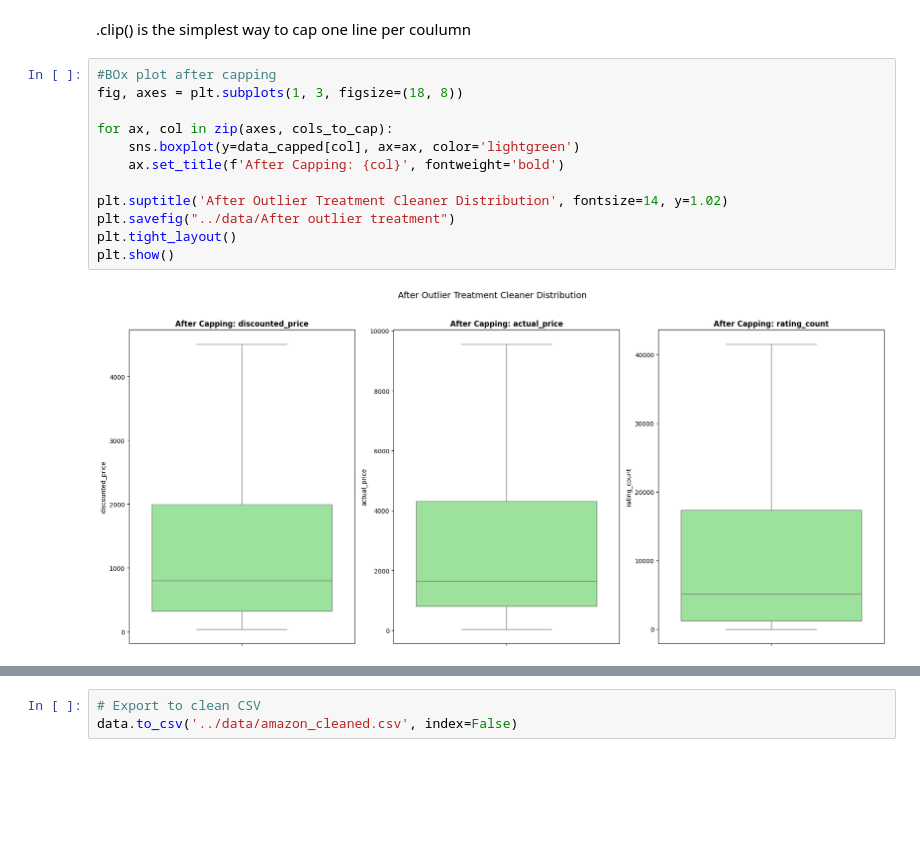
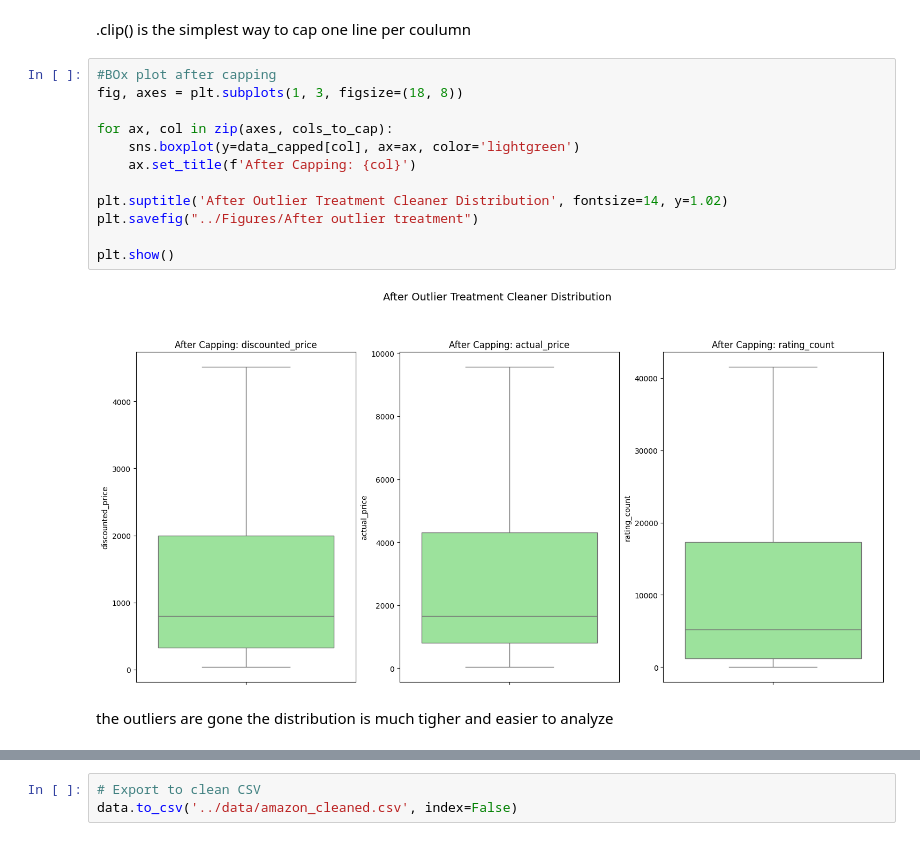
Before and after one commit to suzzzel5/Amazon-sales-insights, a Jupyter notebook: notebooks/02_data_cleaing.ipynb, the cells around one changed output, grey strips where cells are left out. Saved outputs shown, nothing was run; the diff lists cells and outputs as text; blank space fills up the shorter version.

```diff
--- a/notebooks/02_data_cleaing.ipynb
+++ b/notebooks/02_data_cleaing.ipynb
@@ -355,14 +355,16 @@ After  → max: 41,538
 # %%
 #BOx plot after capping
 fig, axes = plt.subplots(1, 3, figsize=(18, 8))
 
 for ax, col in zip(axes, cols_to_cap):
     sns.boxplot(y=data_capped[col], ax=ax, color='lightgreen')
-    ax.set_title(f'After Capping: {col}', fontweight='bold')
+    ax.set_title(f'After Capping: {col}')
 
 plt.suptitle('After Outlier Treatment Cleaner Distribution', fontsize=14, y=1.02)
-plt.savefig("../data/After outlier treatment")
-plt.tight_layout()
+plt.savefig("../Figures/After outlier treatment")
+
 plt.show()
 # %% [output]
-[figure, old version]
+[figure, new version]
+# %% [markdown]
+the outliers are gone the distribution is much tigher and easier to analyze
```
Also changed, not shown: parts of 2 cells of this notebook.
